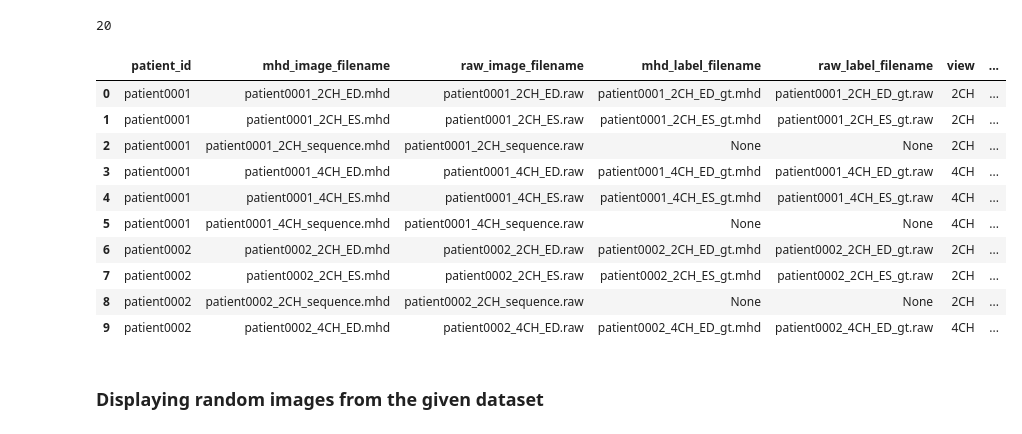
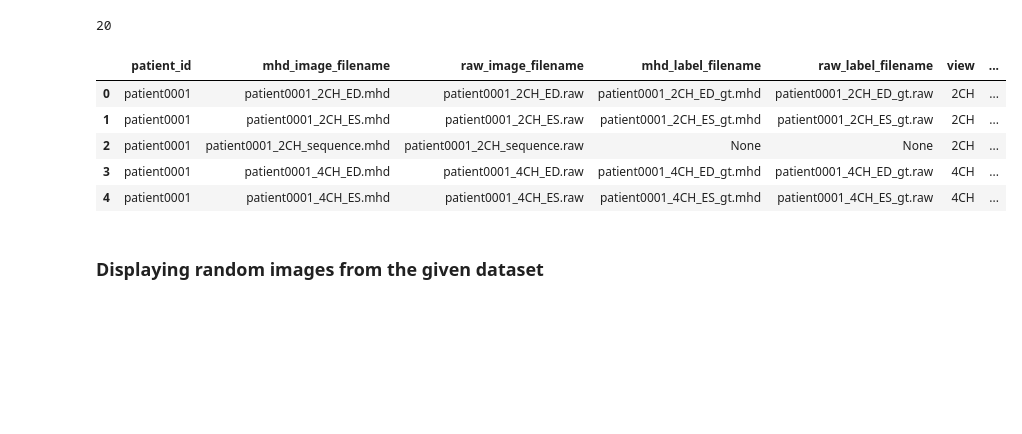
Before and after one commit to iamsoroush/echotrain, a Jupyter notebook: notebooks/datasethandler_test.ipynb, the cells around one changed output. Drawn from its saved outputs; the diff is of its cells as text; code cells hidden in the pictures; blank space fills up the shorter version.

```diff
--- a/notebooks/datasethandler_test.ipynb
+++ b/notebooks/datasethandler_test.ipynb
@@ -46,19 +46,14 @@ print(n_iter_train)
 20
 # %%
 df = dataset.get_data_frame()
-df.head(10)
+df.head()
 # %% [output]
 |  | patient_id | mhd_image_filename | raw_image_filename | mhd_label_filename | raw_label_filename | view | ... |
 | 0 | patient0001 | patient0001_2CH_ED.mhd | patient0001_2CH_ED.raw | patient0001_2CH_ED_gt.mhd | patient0001_2CH_ED_gt.raw | 2CH | ... |
 | 1 | patient0001 | patient0001_2CH_ES.mhd | patient0001_2CH_ES.raw | patient0001_2CH_ES_gt.mhd | patient0001_2CH_ES_gt.raw | 2CH | ... |
 | 2 | patient0001 | patient0001_2CH_sequence.mhd | patient0001_2CH_sequence.raw | None | None | 2CH | ... |
 | 3 | patient0001 | patient0001_4CH_ED.mhd | patient0001_4CH_ED.raw | patient0001_4CH_ED_gt.mhd | patient0001_4CH_ED_gt.raw | 4CH | ... |
 | 4 | patient0001 | patient0001_4CH_ES.mhd | patient0001_4CH_ES.raw | patient0001_4CH_ES_gt.mhd | patient0001_4CH_ES_gt.raw | 4CH | ... |
-| 5 | patient0001 | patient0001_4CH_sequence.mhd | patient0001_4CH_sequence.raw | None | None | 4CH | ... |
-| 6 | patient0002 | patient0002_2CH_ED.mhd | patient0002_2CH_ED.raw | patient0002_2CH_ED_gt.mhd | patient0002_2CH_ED_gt.raw | 2CH | ... |
-| 7 | patient0002 | patient0002_2CH_ES.mhd | patient0002_2CH_ES.raw | patient0002_2CH_ES_gt.mhd | patient0002_2CH_ES_gt.raw | 2CH | ... |
-| 8 | patient0002 | patient0002_2CH_sequence.mhd | patient0002_2CH_sequence.raw | None | None | 2CH | ... |
-| 9 | patient0002 | patient0002_4CH_ED.mhd | patient0002_4CH_ED.raw | patient0002_4CH_ED_gt.mhd | patient0002_4CH_ED_gt.raw | 4CH | ... |
 # %% [markdown]
 ### Displaying random images from the given dataset
 # %%
```
Also changed, not shown: 1 other file.
